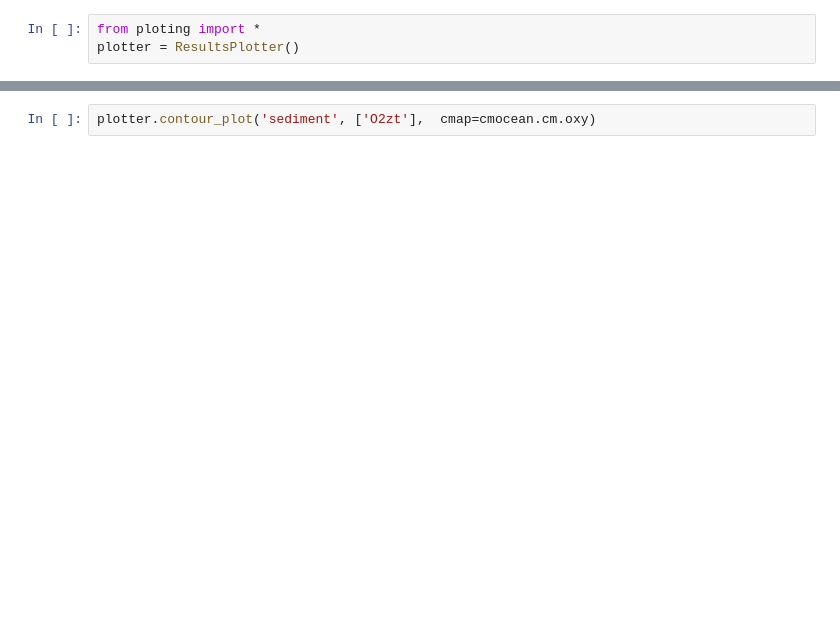
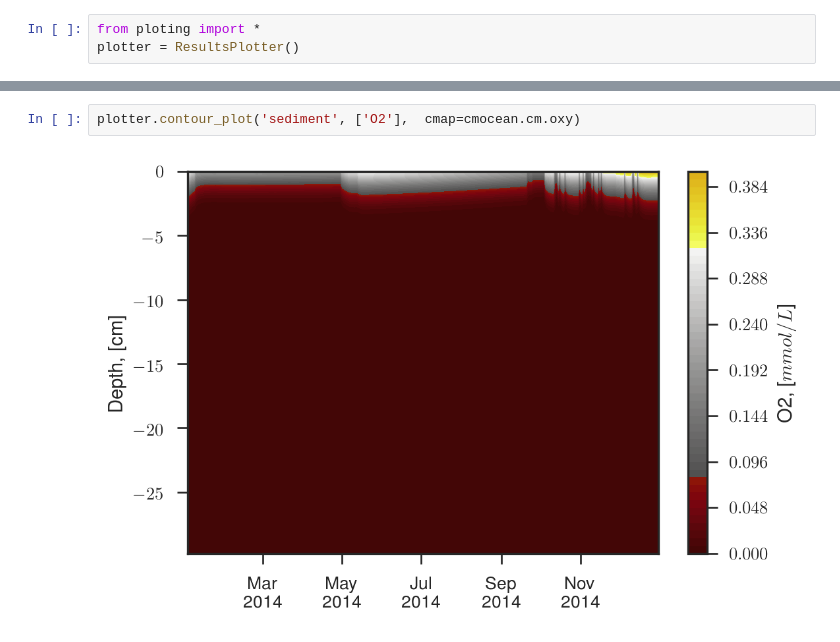
Before and after one commit to biogeochemistry/MyLake_v2_Vansjo, a Jupyter notebook: Postproc_code/plots.ipynb, the cells around one changed output, grey strips where cells are left out. Saved outputs shown, nothing was run; the diff lists cells and outputs as text; blank space fills up the shorter version.

```diff
--- a/Postproc_code/plots.ipynb
+++ b/Postproc_code/plots.ipynb
@@ -34,3 +40,5 @@ plotter.contour_plot('water-column', ['O2zt'],  cmap=cmocean.cm.oxy)
 # %%
-plotter.contour_plot('sediment', ['O2zt'],  cmap=cmocean.cm.oxy)
+plotter.contour_plot('sediment', ['O2'],  cmap=cmocean.cm.oxy)
+# %% [output]
+[figure, added]
 # %%
```
Also changed, not shown: parts of 43 cells of this notebook, 9 other files.
